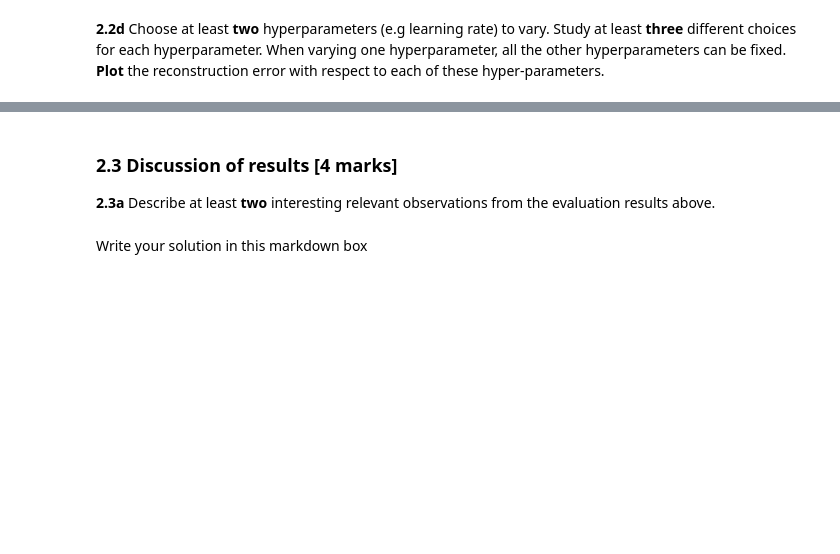
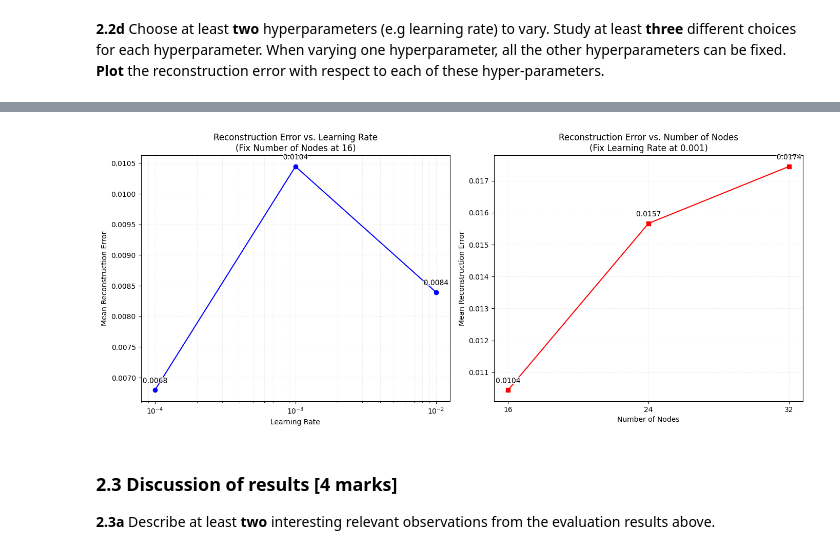
Before and after one commit to pladee42/assg-machine-learning, a Jupyter notebook: assignment_liq23wr.ipynb, the cells around one changed output, grey strips where cells are left out. Saved outputs shown, nothing was run; the diff lists cells and outputs as text; code cells hidden in the pictures; blank space fills up the shorter version.

```diff
--- a/assignment_liq23wr.ipynb
+++ b/assignment_liq23wr.ipynb
@@ -1437,5 +1757,45 @@ Read about denoising autoencoders at [Wikipedia](https://en.wikipedia.org/wiki/A
+# %%
+# Plotting
+fig, axes = plt.subplots(1, 2, figsize=(14, 6))
+
+# Plot 1: Reconstruction Error vs. Learning Rate
+axes[0].plot(learning_rates, recon_errors_lr, marker='o', linestyle='-', color='b')
+axes[0].set_xscale('log')  # Change axis scale to log
+axes[0].set_xlabel("Learning Rate")
+axes[0].set_ylabel("Mean Reconstruction Error")
+axes[0].set_title("Reconstruction Error vs. Learning Rate\n(Fix Number of Nodes at 16)")
+axes[0].grid(True, which="both", ls="--", linewidth=0.5, alpha=0.3)
+
+# Annotate each point
+for i, lr in enumerate(learning_rates):
+    axes[0].annotate(f"{recon_errors_lr[i]:.4f}",
+                    (learning_rates[i], recon_errors_lr[i]),
+                    textcoords="offset points",
+                    xytext=(0,10),
+                    ha='center',
+                    path_effects=[withStroke(linewidth=2, foreground="white")])
+
+# Plot 2: Reconstruction Error vs. Number of Nodes
+axes[1].plot(n_nodes, recon_errors_nn, marker='s', linestyle='-', color='r')
+axes[1].set_xticks(n_nodes)
+axes[1].set_xlabel("Number of Nodes")
+axes[1].set_ylabel("Mean Reconstruction Error")
+axes[1].set_title("Reconstruction Error vs. Number of Nodes\n(Fix Learning Rate at 0.001)")
+axes[1].grid(True, ls="--", linewidth=0.5, alpha=0.3)
+
+# Annotate each point
+for i, nn in enumerate(n_nodes):
+    axes[1].annotate(f"{recon_errors_nn[i]:.4f}",
+                    (n_nodes[i], recon_errors_nn[i]),
+                    textcoords="offset points",
+                    xytext=(0,10),
+                    ha='center',
+                    path_effects=[withStroke(linewidth=2, foreground="white")])
+
+plt.tight_layout()
+plt.show()
+# %% [output]
+[figure, added]
 # %% [markdown]
 ### 2.3 Discussion of results [4 marks]
 **2.3a** Describe at least **two** interesting relevant observations from the evaluation results above.
-# %% [markdown]
-Write your solution in this markdown box
```
Also changed, not shown: parts of 33 cells of this notebook.
